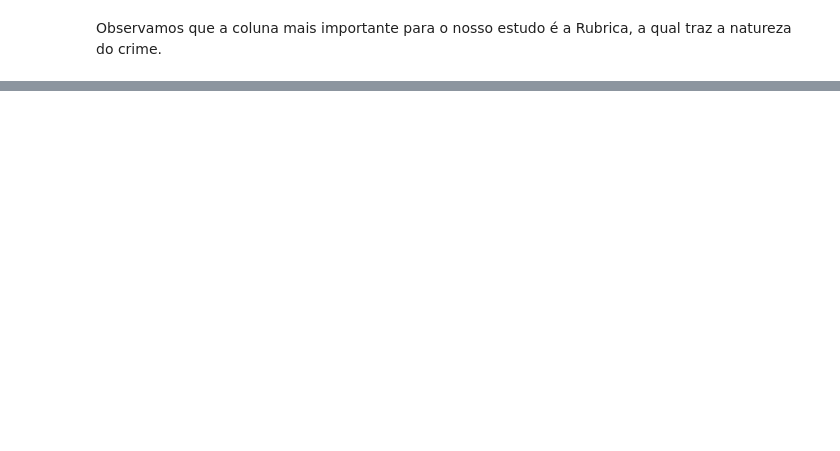
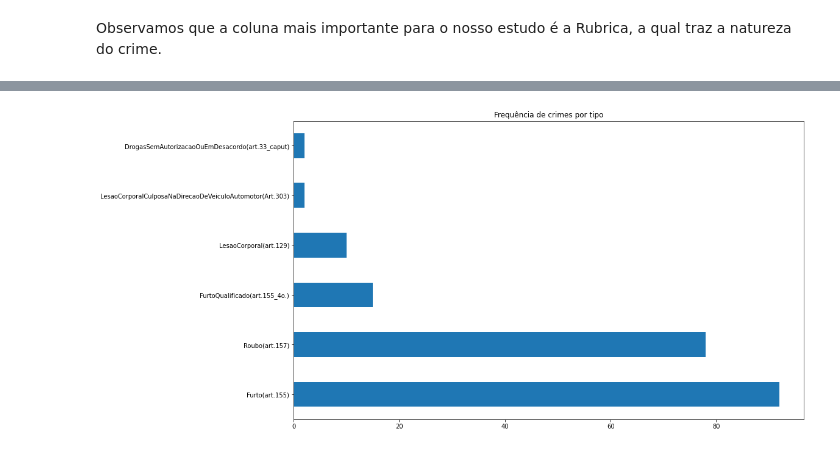
Before and after one commit to debora28/pi-2020.2, a Jupyter notebook: Crime_E2.ipynb, the cells around one changed output, grey strips where cells are left out. Cells and saved outputs as stored; diff of their text form; code cells hidden in the pictures; blank space fills up the shorter version.

```diff
--- a/Crime_E2.ipynb
+++ b/Crime_E2.ipynb
@@ -157,0 +195,6 @@ plt.show()
+# %%
+plt.figure(figsize=(15,9))
+data2['RUBRICA'].value_counts().plot(kind='barh', title='Frequência de crimes por tipo')
+plt.show()
+# %% [output]
+[figure, added]
```
Also changed, not shown: parts of 11 cells of this notebook.
